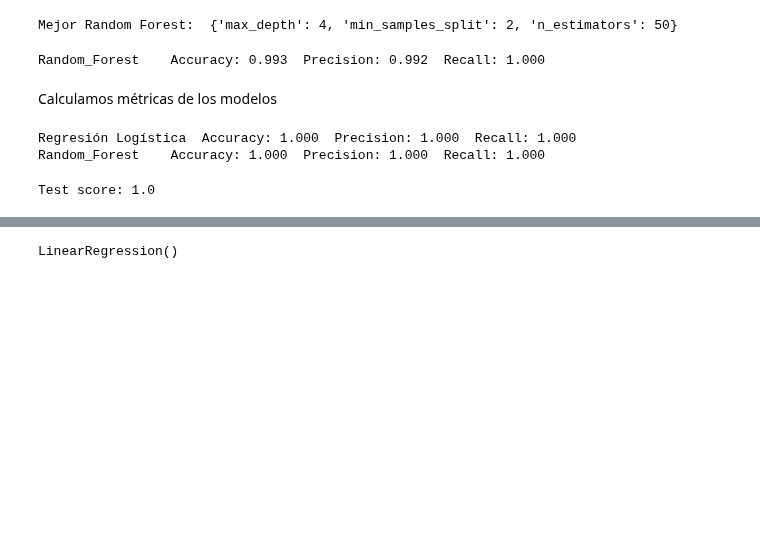
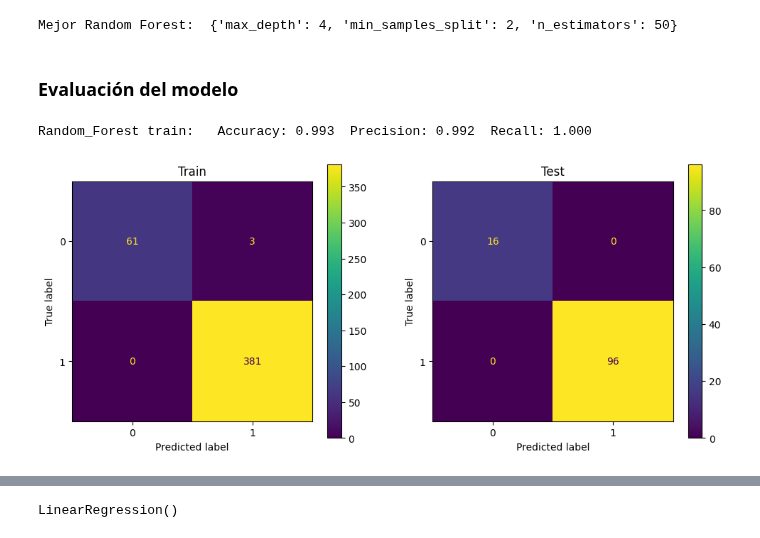
Before and after one commit to maperezp/Proyecto-CDA, a Jupyter notebook: src/05_ClasificacionInfeccionPostTx.ipynb, the cells around one changed output, grey strips where cells are left out. Drawn from its saved outputs; the diff is of its cells as text; code cells hidden in the pictures; blank space fills up the shorter version.

```diff
--- a/src/05_ClasificacionInfeccionPostTx.ipynb
+++ b/src/05_ClasificacionInfeccionPostTx.ipynb
@@ -342,26 +382,34 @@ params_rf = {
 }
 grid_rf = GridSearchCV(RandomForestClassifier(random_state=42), param_grid=params_rf)
 grid_rf.fit(X_train, y_train)
-best_rf = grid_rf.best_estimator_
+rf_best_model = grid_rf.best_estimator_
 print("Mejor Random Forest: ", grid_rf.best_params_)
 # %% [output]
 Mejor Random Forest:  {'max_depth': 4, 'min_samples_split': 2, 'n_estimators': 50}
+# %% [markdown]
+### Evaluación del modelo
 # %%
-pred_rf_train   = best_rf.predict(X_train)
-print_metrics("Random_Forest",y_train,pred_rf_train )
+pred_rf_train   = rf_best_model.predict(X_train)
+print_metrics("Random_Forest train: ",y_train,pred_rf_train )
 # %% [output]
-Random_Forest    Accuracy: 0.993  Precision: 0.992  Recall: 1.000
+Random_Forest train:   Accuracy: 0.993  Precision: 0.992  Recall: 1.000
-# %% [markdown]
-Calculamos métricas de los modelos
-# %%
-pred_lr_test  = best_lr.predict(X_test)
-print_metrics('Regresión Logística', y_test, pred_lr_test)
-pred_rf_test  = best_rf.predict(X_test)
-print_metrics("Random_Forest",y_test,pred_rf_test)
-# %% [output]
-Regresión Logística  Accuracy: 1.000  Precision: 1.000  Recall: 1.000
-Random_Forest    Accuracy: 1.000  Precision: 1.000  Recall: 1.000
-# %%
-print("Test score:", grid_rf.score(X_test, y_test))
-# %% [output]
-Test score: 1.0
+# %%
+y_train_predictions_best = rf_best_model.predict(X_train)
+y_test_predictions_best = rf_best_model.predict(X_test)
+
+
+fig, axes = plt.subplots(1, 2, figsize=(12, 5))
+
+train_val_cm = confusion_matrix(y_train, y_train_predictions_best, labels=rf_best_model.classes_)
+train_val_disp = ConfusionMatrixDisplay(confusion_matrix=train_val_cm, display_labels=rf_best_model.classes_)
+train_val_disp.plot(ax=axes[0])
+axes[0].set_title("Train")
+
+test_cm = confusion_matrix(y_test, y_test_predictions_best, labels=rf_best_model.classes_)
+test_disp = ConfusionMatrixDisplay(confusion_matrix=test_cm, display_labels=rf_best_model.classes_)
+test_disp.plot(ax=axes[1])
+axes[1].set_title("Test")
+
+plt.show()
+# %% [output]
+[figure, added]
```
Also changed, not shown: parts of 12 cells of this notebook.
